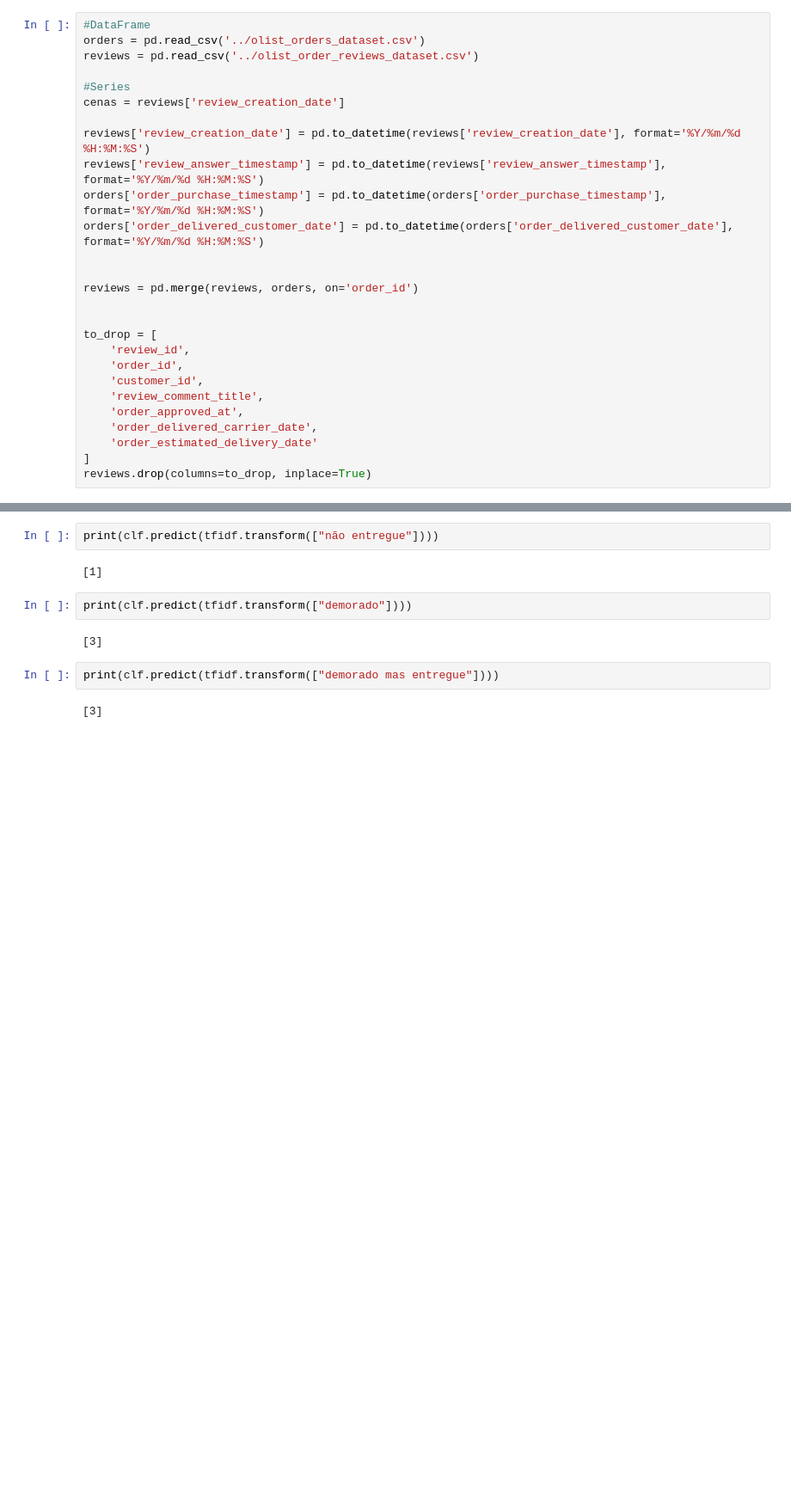
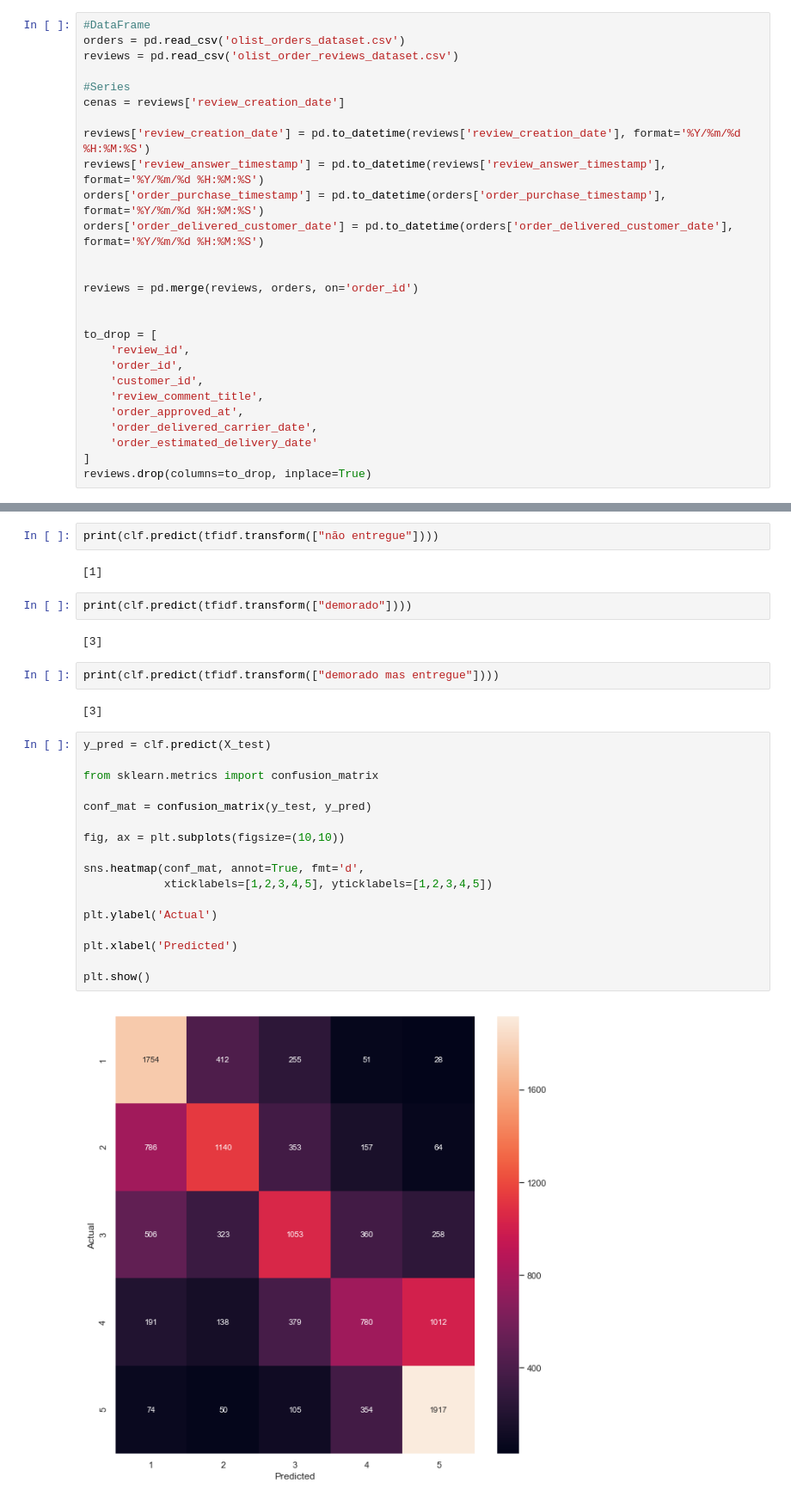
Before and after one commit to joaojaime/dslearning, a Jupyter notebook: Teste.ipynb, the cells around one changed output, grey strips where cells are left out. Shown at 86% size. Cells and saved outputs as stored; diff of their text form; blank space fills up the shorter version.

```diff
--- a/Teste.ipynb
+++ b/Teste.ipynb
@@ -26,8 +26,8 @@ sns.set_style('darkgrid', {'axes.facecolor': '#eeeeee'})
 resize_plot = lambda: plt.gcf().set_size_inches(12, 5)
 # %%
 #DataFrame
-orders = pd.read_csv('../olist_orders_dataset.csv')
-reviews = pd.read_csv('../olist_order_reviews_dataset.csv')
+orders = pd.read_csv('olist_orders_dataset.csv')
+reviews = pd.read_csv('olist_order_reviews_dataset.csv')
 
 #Series
 cenas = reviews['review_creation_date']
@@ -241,3 +241,22 @@ print(clf.predict(tfidf.transform(["demorado"])))
 print(clf.predict(tfidf.transform(["demorado mas entregue"])))
 # %% [output]
 [3]
+# %%
+y_pred = clf.predict(X_test)
+
+from sklearn.metrics import confusion_matrix
+
+conf_mat = confusion_matrix(y_test, y_pred)
+
+fig, ax = plt.subplots(figsize=(10,10))
+
+sns.heatmap(conf_mat, annot=True, fmt='d',
+            xticklabels=[1,2,3,4,5], yticklabels=[1,2,3,4,5])
+
+plt.ylabel('Actual')
+
+plt.xlabel('Predicted')
+
+plt.show()
+# %% [output]
+[figure, added]
```
Also changed, not shown: parts of 4 cells of this notebook, 2 other files.
